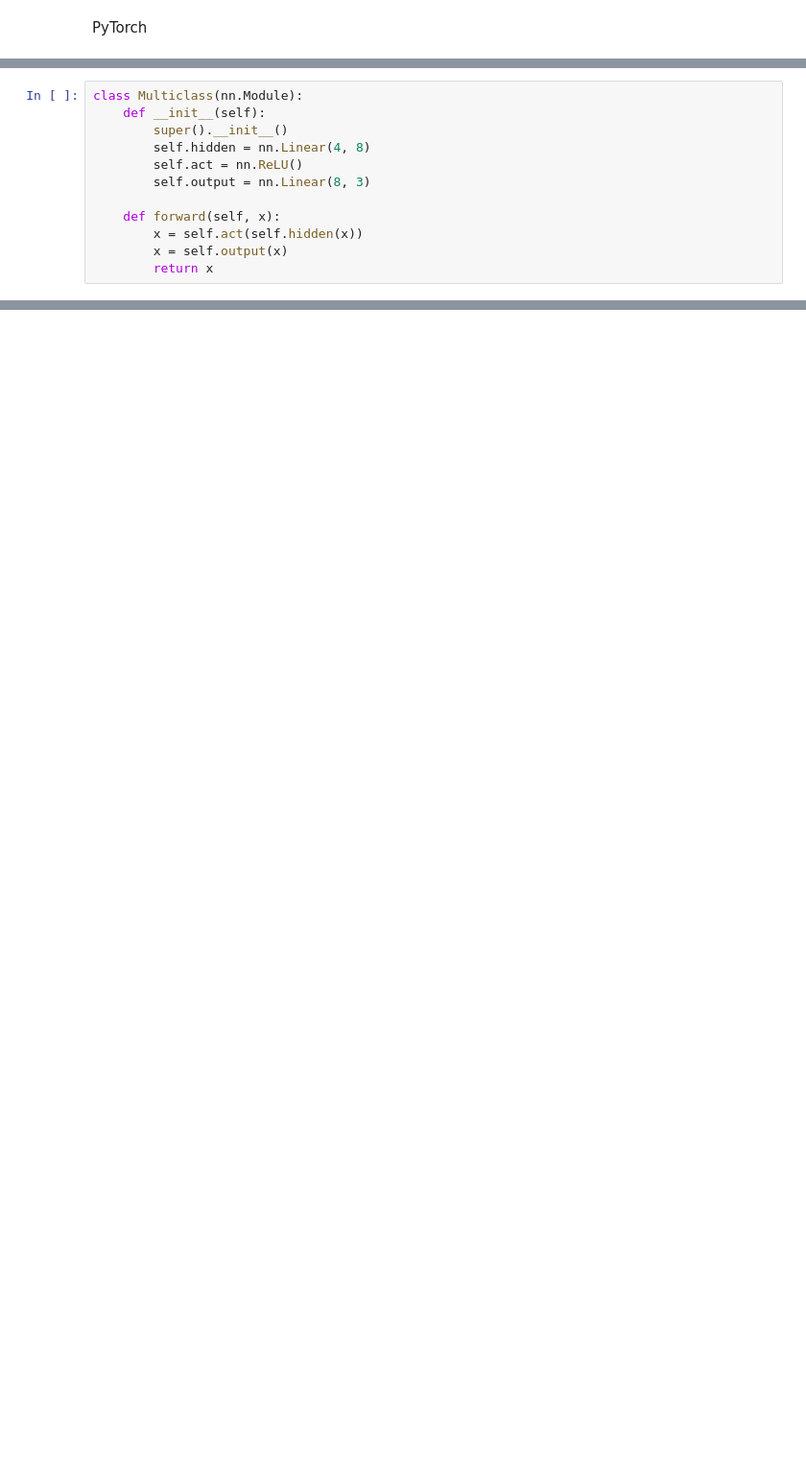
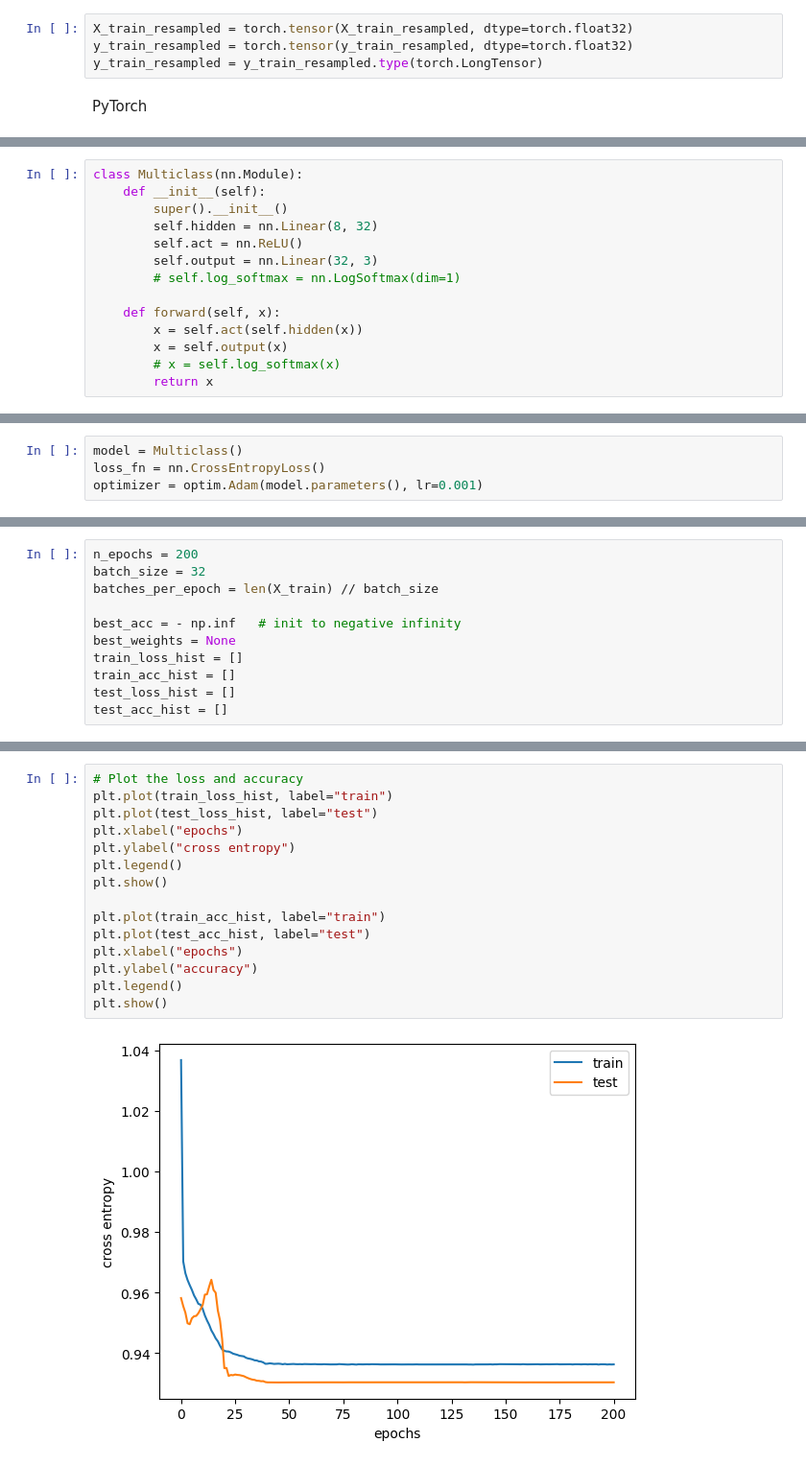
Before and after one commit to rktreddy/Deep-Learning-for-Computer-Vision, a Jupyter notebook: notebooks/health_analyzer_model.ipynb, the cells around one changed output, grey strips where cells are left out. Shown at 96% size. Saved outputs shown, nothing was run; the diff lists cells and outputs as text; blank space fills up the shorter version.

```diff
--- a/notebooks/health_analyzer_model.ipynb
+++ b/notebooks/health_analyzer_model.ipynb
@@ -69,2 +121,6 @@ X_train_resampled, y_train_resampled = smote.fit_resample(X_train, y_train)
+# %%
+X_train_resampled = torch.tensor(X_train_resampled, dtype=torch.float32)
+y_train_resampled = torch.tensor(y_train_resampled, dtype=torch.float32)
+y_train_resampled = y_train_resampled.type(torch.LongTensor)
 # %% [markdown]
 PyTorch
@@ -72,11 +228,13 @@ PyTorch
 class Multiclass(nn.Module):
     def __init__(self):
         super().__init__()
-        self.hidden = nn.Linear(4, 8)
+        self.hidden = nn.Linear(8, 32)
         self.act = nn.ReLU()
-        self.output = nn.Linear(8, 3)
+        self.output = nn.Linear(32, 3)
+        # self.log_softmax = nn.LogSoftmax(dim=1)
 
     def forward(self, x):
         x = self.act(self.hidden(x))
         x = self.output(x)
+        # x = self.log_softmax(x)
         return x
@@ -82,0 +252,4 @@ class Multiclass(nn.Module):
+# %%
+model = Multiclass()
+loss_fn = nn.CrossEntropyLoss()
+optimizer = optim.Adam(model.parameters(), lr=0.001)
@@ -82,0 +258,11 @@ class Multiclass(nn.Module):
+# %%
+n_epochs = 200
+batch_size = 32
+batches_per_epoch = len(X_train) // batch_size
+
+best_acc = - np.inf   # init to negative infinity
+best_weights = None
+train_loss_hist = []
+train_acc_hist = []
+test_loss_hist = []
+test_acc_hist = []
@@ -82,0 +362,17 @@ class Multiclass(nn.Module):
+# %%
+# Plot the loss and accuracy
+plt.plot(train_loss_hist, label="train")
+plt.plot(test_loss_hist, label="test")
+plt.xlabel("epochs")
+plt.ylabel("cross entropy")
+plt.legend()
+plt.show()
+
+plt.plot(train_acc_hist, label="train")
+plt.plot(test_acc_hist, label="test")
+plt.xlabel("epochs")
+plt.ylabel("accuracy")
+plt.legend()
+plt.show()
+# %% [output]
+[figure, added]
```
Also changed, not shown: parts of 37 cells of this notebook.
